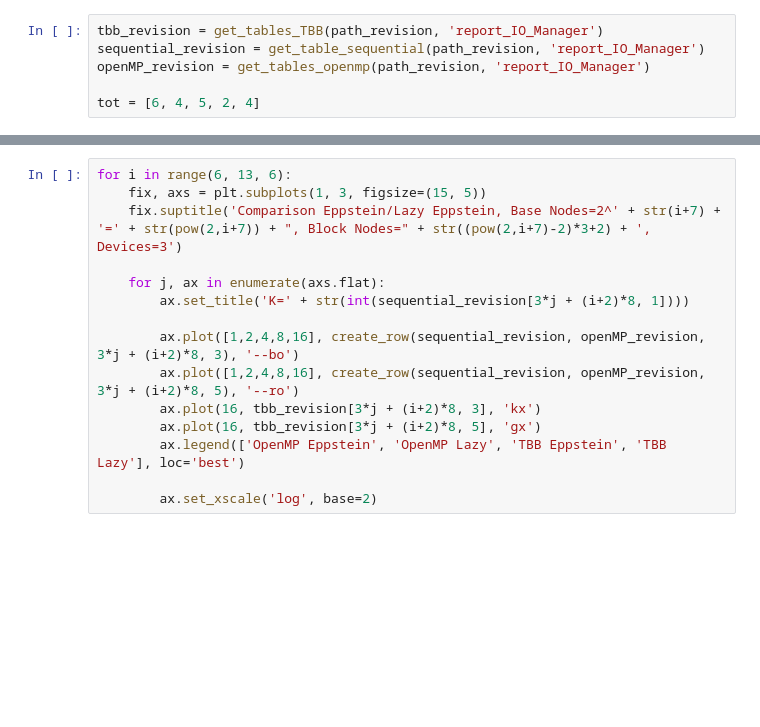
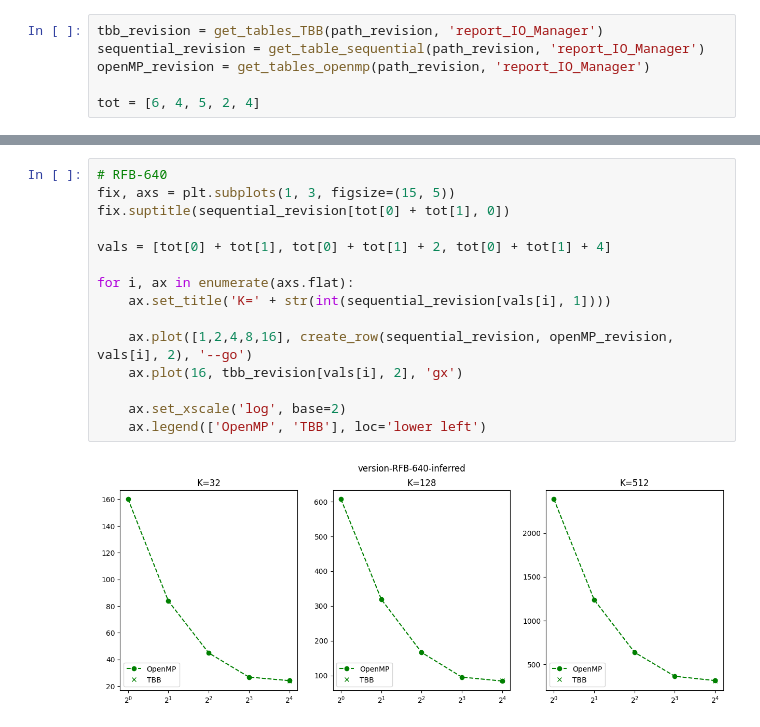
Before and after one commit to faccus/network_butcher, a Jupyter notebook: scripts/helper_notebooks/IO_Manager.ipynb, the cells around one changed output, grey strips where cells are left out. Drawn from its saved outputs; the diff is of its cells as text; blank space fills up the shorter version.

```diff
--- a/scripts/helper_notebooks/IO_Manager.ipynb
+++ b/scripts/helper_notebooks/IO_Manager.ipynb
@@ -71,18 +71,20 @@ for i, ax in enumerate(axs.flat):
 # %%
-for i in range(6, 13, 6):
-    fix, axs = plt.subplots(1, 3, figsize=(15, 5))
-    fix.suptitle('Comparison Eppstein/Lazy Eppstein, Base Nodes=2^' + str(i+7) + '=' + str(pow(2,i+7)) + ", Block Nodes=" + str((pow(2,i+7)-2)*3+2) + ', Devices=3')
+# RFB-640
+fix, axs = plt.subplots(1, 3, figsize=(15, 5))
+fix.suptitle(sequential_revision[tot[0] + tot[1], 0])
 
-    for j, ax in enumerate(axs.flat):
-        ax.set_title('K=' + str(int(sequential_revision[3*j + (i+2)*8, 1])))
+vals = [tot[0] + tot[1], tot[0] + tot[1] + 2, tot[0] + tot[1] + 4]
 
-        ax.plot([1,2,4,8,16], create_row(sequential_revision, openMP_revision, 3*j + (i+2)*8, 3), '--bo')
-        ax.plot([1,2,4,8,16], create_row(sequential_revision, openMP_revision, 3*j + (i+2)*8, 5), '--ro')
-        ax.plot(16, tbb_revision[3*j + (i+2)*8, 3], 'kx')
-        ax.plot(16, tbb_revision[3*j + (i+2)*8, 5], 'gx')
-        ax.legend(['OpenMP Eppstein', 'OpenMP Lazy', 'TBB Eppstein', 'TBB Lazy'], loc='best')
+for i, ax in enumerate(axs.flat):
+    ax.set_title('K=' + str(int(sequential_revision[vals[i], 1])))
 
-        ax.set_xscale('log', base=2)
+    ax.plot([1,2,4,8,16], create_row(sequential_revision, openMP_revision, vals[i], 2), '--go')
+    ax.plot(16, tbb_revision[vals[i], 2], 'gx')
+
+    ax.set_xscale('log', base=2)
+    ax.legend(['OpenMP', 'TBB'], loc='lower left')
+# %% [output]
+[figure, added]
 # %%
 prev = 0
 for i in range(len(tot)):
```
Also changed, not shown: parts of 3 cells of this notebook, 4 other files.
